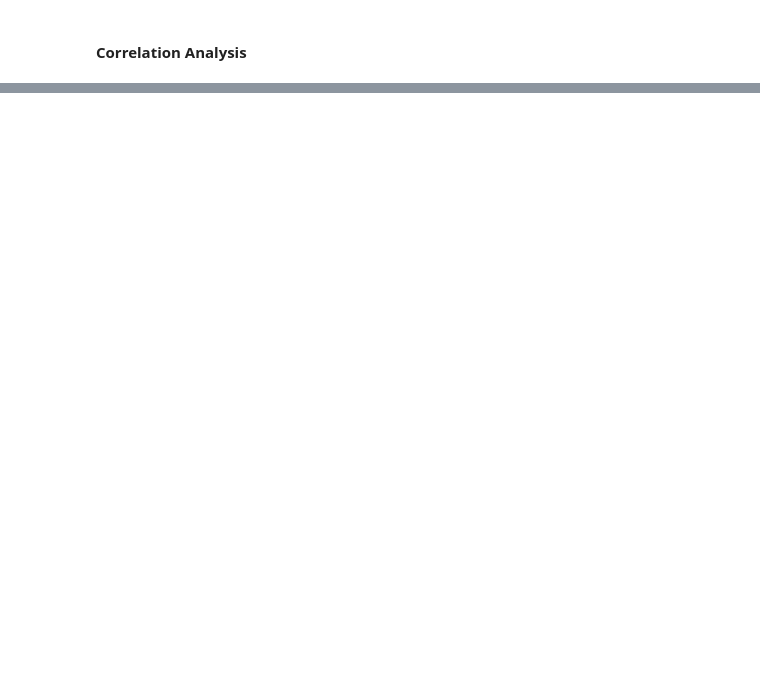
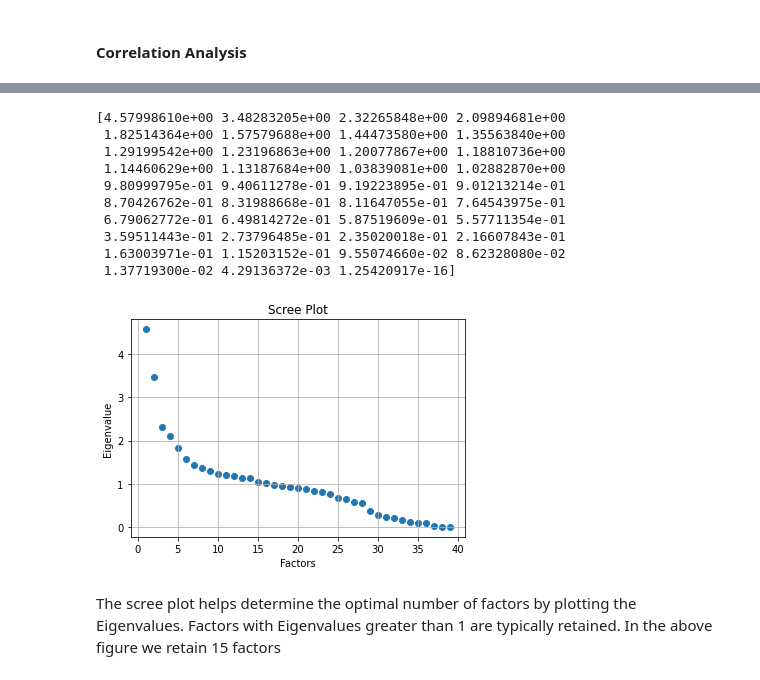
Before and after one commit to SongChenyi/SongChenyi, a Jupyter notebook: HR anaylsis practice/HRBudegeOptimization.ipynb, the cells around one changed output, grey strips where cells are left out. Drawn from its saved outputs; the diff is of its cells as text; code cells hidden in the pictures; blank space fills up the shorter version.

```diff
--- a/HR anaylsis practice/HRBudegeOptimization.ipynb
+++ b/HR anaylsis practice/HRBudegeOptimization.ipynb
@@ -208,0 +286,43 @@ plt.show()
+# %%
+# select the independent variables for regression analysis, (MonthlyIncome, EnvironmentSatisfaction,Age, DistanceFromHome, YearsAtCompany, Education, JobLevel, WorkLifeBalance, YearsInCurrentRole, TrainingTimesLastYear, PercentSalaryHike, StockOptionLevel, jobsatisfaction, JobInvolvement, PerformanceRating, JobRole, Department,gender, MaritalStatus, OverTime, BusinessTravel, EducationField, department, numcompaniesworked, totalworkingyears, yearswithcurrmanager, yearssincelastpromotion, yearssincelastraise)
+regression_data = df[['MonthlyIncome', 'EnvironmentSatisfaction', 'Age', 'DistanceFromHome', 'YearsAtCompany', 'Education', 'JobLevel', 'WorkLifeBalance', 'YearsInCurrentRole', 'TrainingTimesLastYear', 'PercentSalaryHike', 'StockOptionLevel', 'JobSatisfaction', 'JobInvolvement', 'PerformanceRating', 'JobRole', 'Gender', 'MaritalStatus', 'OverTime', 'BusinessTravel', 'EducationField', 'Department', 'NumCompaniesWorked', 'TotalWorkingYears', 'YearsWithCurrManager', 'YearsSinceLastPromotion']]
+
+# Convert categorical variables to dummy variables
+regression_data = pd.get_dummies(regression_data, columns=['JobRole', 'Department', 'Gender', 'MaritalStatus', 'OverTime', 'BusinessTravel', 'EducationField'], drop_first=True)
+
+# Create a FactorAnalyzer object
+fa = factor.FactorAnalyzer()
+
+# remove columns where standard deviation is zero
+regression_data = regression_data.loc[:, regression_data.std() != 0]
+
+# Fit the FactorAnalyzer object to the data
+fa.fit(regression_data)
+
+
+#chechk eigenvalues to determine the number of factors to retain. print them and the column name that match them.
+eigen_values, vectors = fa.get_eigenvalues()
+print(eigen_values)
+
+#polt the eigenvalues
+plt.scatter(range(1, regression_data.shape[1]+1), eigen_values)
+#add title and labels
+plt.title('Scree Plot')
+plt.xlabel('Factors')
+plt.ylabel('Eigenvalue')
+plt.grid()
+plt.show()
+# %% [output]
+[4.57998610e+00 3.48283205e+00 2.32265848e+00 2.09894681e+00
+ 1.82514364e+00 1.57579688e+00 1.44473580e+00 1.35563840e+00
+ 1.29199542e+00 1.23196863e+00 1.20077867e+00 1.18810736e+00
+ 1.14460629e+00 1.13187684e+00 1.03839081e+00 1.02882870e+00
+ 9.80999795e-01 9.40611278e-01 9.19223895e-01 9.01213214e-01
+ 8.70426762e-01 8.31988668e-01 8.11647055e-01 7.64543975e-01
+ 6.79062772e-01 6.49814272e-01 5.87519609e-01 5.57711354e-01
+ 3.59511443e-01 2.73796485e-01 2.35020018e-01 2.16607843e-01
+ 1.63003971e-01 1.15203152e-01 9.55074660e-02 8.62328080e-02
+ 1.37719300e-02 4.29136372e-03 1.25420917e-16]
+[figure, added]
+# %% [markdown]
+The scree plot helps determine the optimal number of factors by plotting the Eigenvalues. Factors with Eigenvalues greater than 1 are typically retained. In the above figure we retain 15 factors
```
Also changed, not shown: parts of 20 cells of this notebook.
